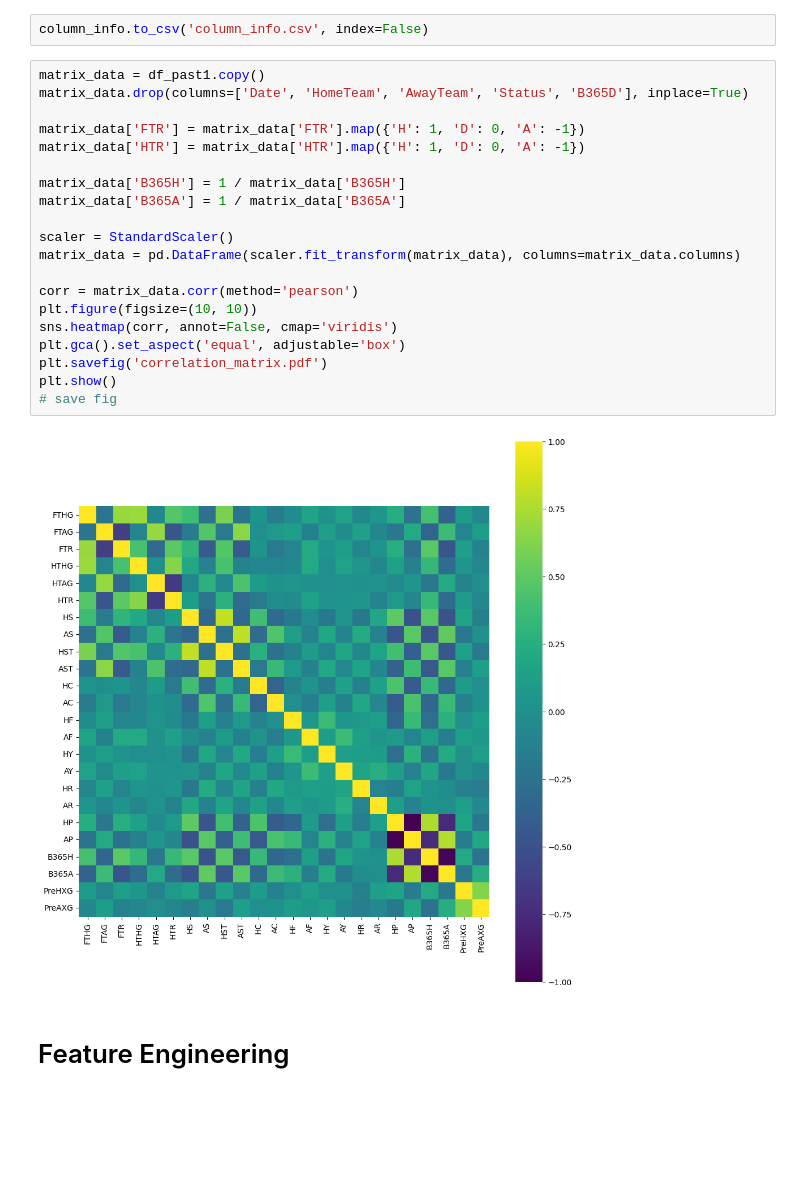
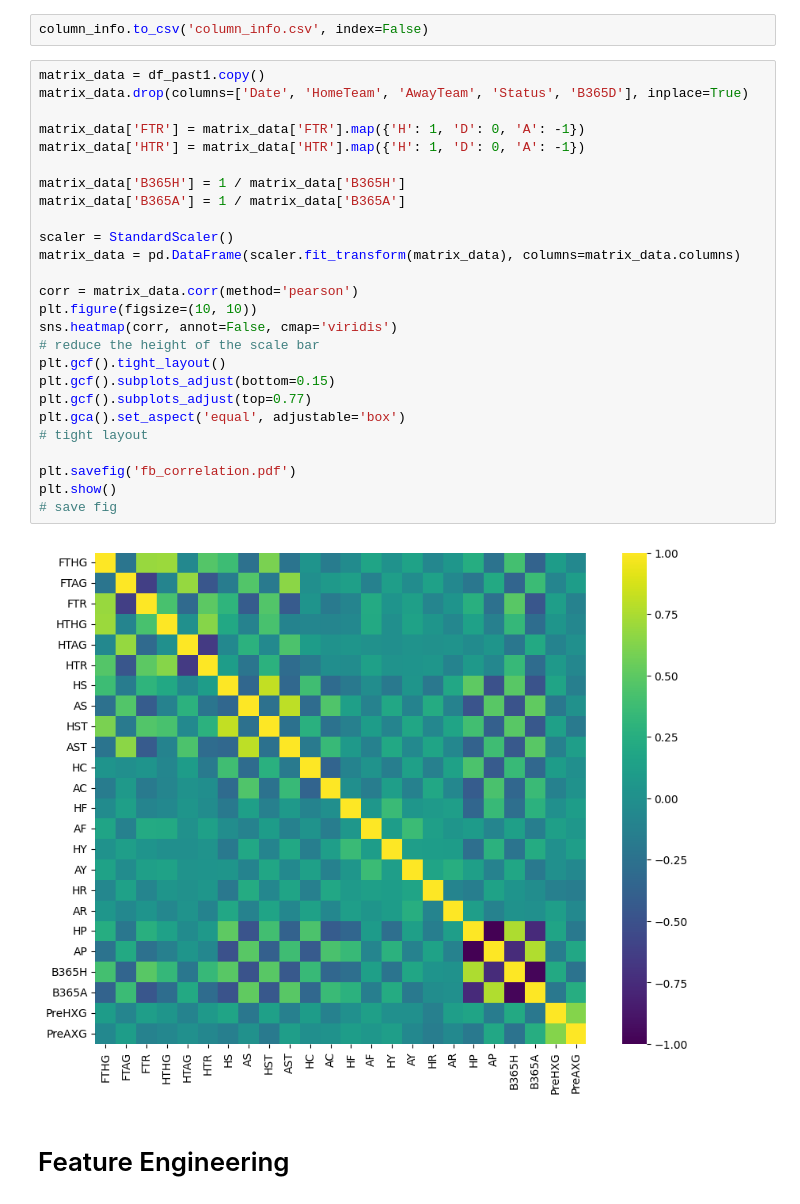
Before and after one commit to hubamatyas/Football-Arbitrage-Value-Betting, a Jupyter notebook: notebooks/data.ipynb, the cells around one changed output. Cells and saved outputs as stored; diff of their text form; blank space fills up the shorter version.

Commit message:
Final model testing, plotting

```diff
--- a/notebooks/data.ipynb
+++ b/notebooks/data.ipynb
@@ -117,25 +117,31 @@ column_info.to_csv('column_info.csv', index=False)
 # %%
 matrix_data = df_past1.copy()
 matrix_data.drop(columns=['Date', 'HomeTeam', 'AwayTeam', 'Status', 'B365D'], inplace=True)
 
 matrix_data['FTR'] = matrix_data['FTR'].map({'H': 1, 'D': 0, 'A': -1})
 matrix_data['HTR'] = matrix_data['HTR'].map({'H': 1, 'D': 0, 'A': -1})
 
 matrix_data['B365H'] = 1 / matrix_data['B365H']
 matrix_data['B365A'] = 1 / matrix_data['B365A']
 
 scaler = StandardScaler()
 matrix_data = pd.DataFrame(scaler.fit_transform(matrix_data), columns=matrix_data.columns)
 
 corr = matrix_data.corr(method='pearson')
 plt.figure(figsize=(10, 10))
 sns.heatmap(corr, annot=False, cmap='viridis')
+# reduce the height of the scale bar
+plt.gcf().tight_layout()
+plt.gcf().subplots_adjust(bottom=0.15)
+plt.gcf().subplots_adjust(top=0.77)
 plt.gca().set_aspect('equal', adjustable='box')
-plt.savefig('correlation_matrix.pdf')
+# tight layout
+
+plt.savefig('fb_correlation.pdf')
 plt.show()
 # save fig
 # %% [output]
-[figure, old version]
+[figure, new version]
 # %% [markdown]
 # Feature Engineering
 # %%
```
Also changed, not shown: 4 other files.
